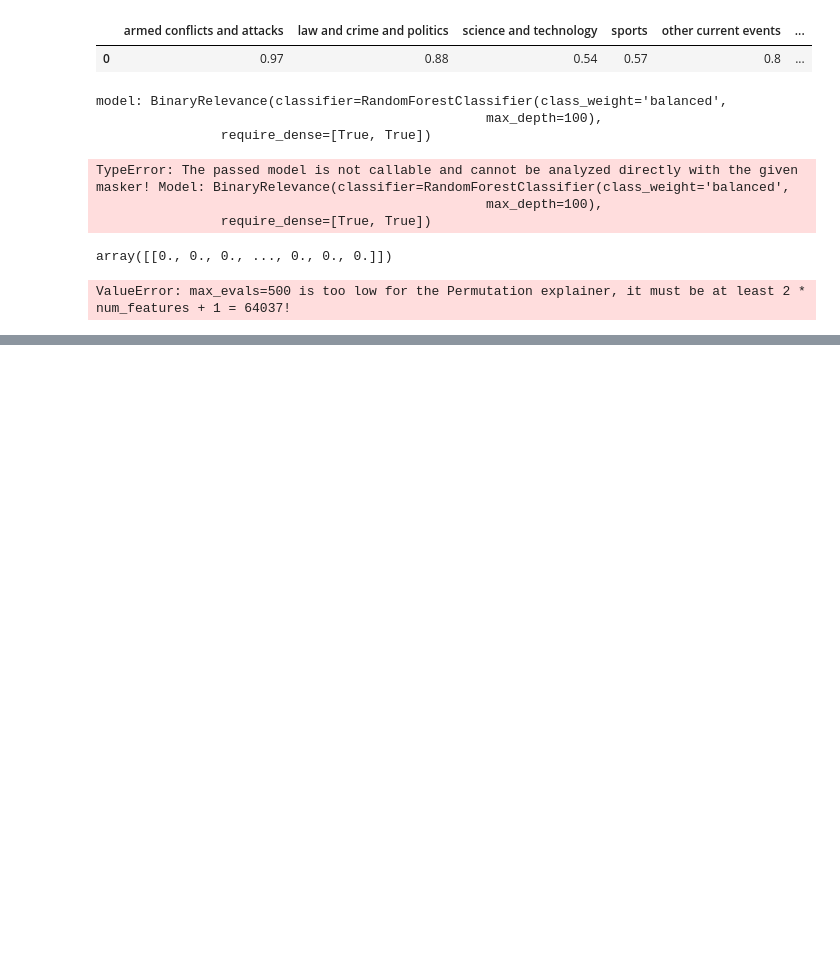
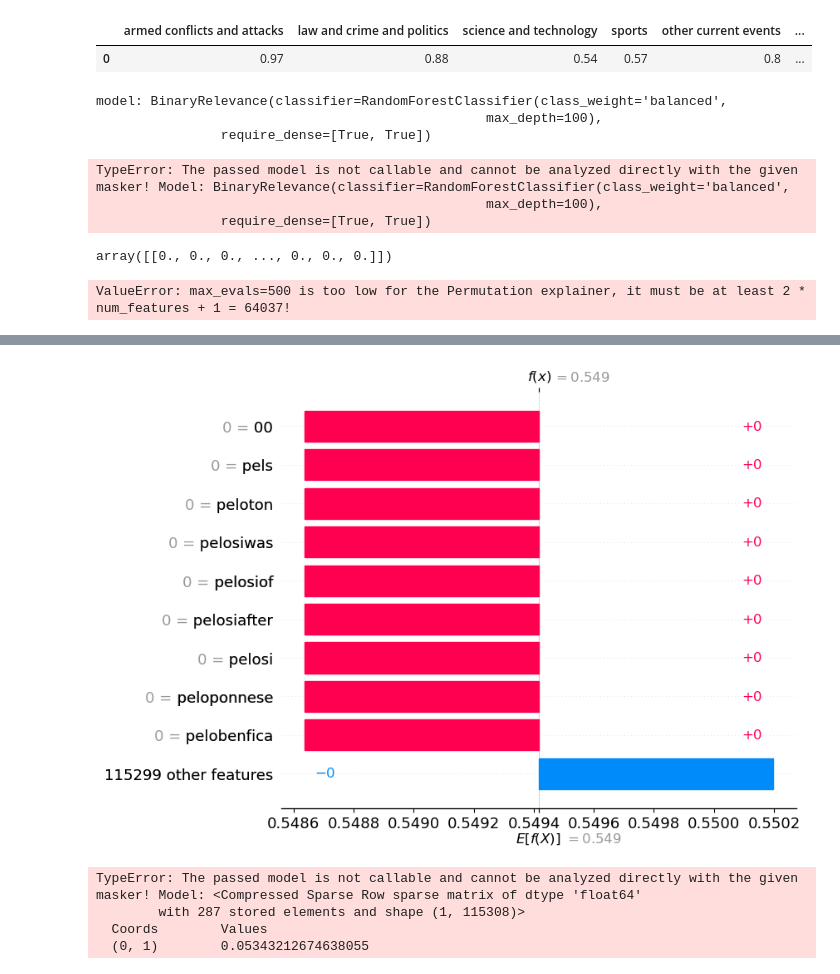
Before and after one commit to Thomas-Nguyen12/NewsApplication, a Jupyter notebook: improve_model.ipynb, the cells around one changed output, grey strips where cells are left out. Cells and saved outputs as stored; diff of their text form; code cells hidden in the pictures; blank space fills up the shorter version.

```diff
--- a/improve_model.ipynb
+++ b/improve_model.ipynb
@@ -609,0 +745,17 @@ ValueError: max_evals=500 is too low for the Permutation explainer, it must be a
+# %%
+b = ai_detector(text)
+# %%
+b.explain()
+# %% [output]
+[figure, added]
+# %%
+text_tfidf = vectoriser.transform([text])
+
+
+explainer = shap.Explainer(model, text_tfidf.toarray())
+shap_values = explainer(text_tfidf.toarray())
+# %% [output]
+TypeError: The passed model is not callable and cannot be analyzed directly with the given masker! Model: <Compressed Sparse Row sparse matrix of dtype 'float64'
+        with 287 stored elements and shape (1, 115308)>
+  Coords        Values
+  (0, 1)        0.05343212674638055
```
Also changed, not shown: parts of 3 cells of this notebook, 3 other files.
